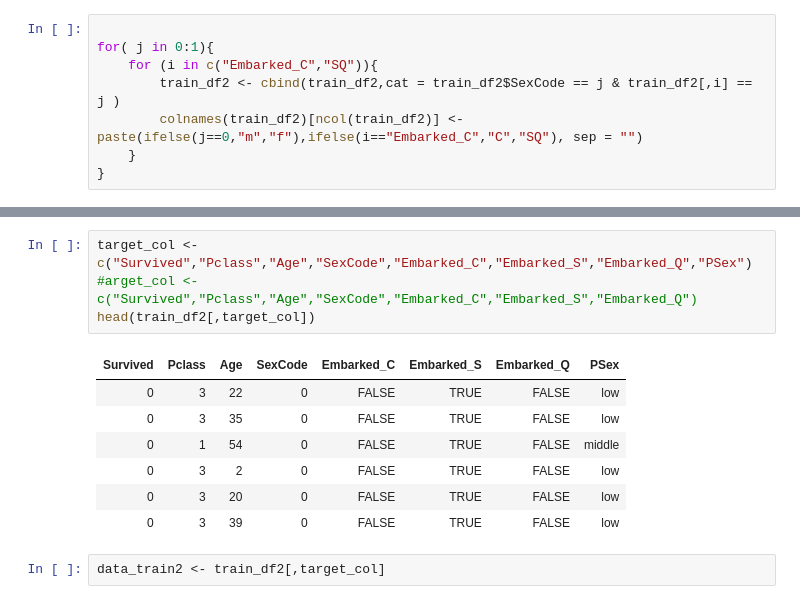
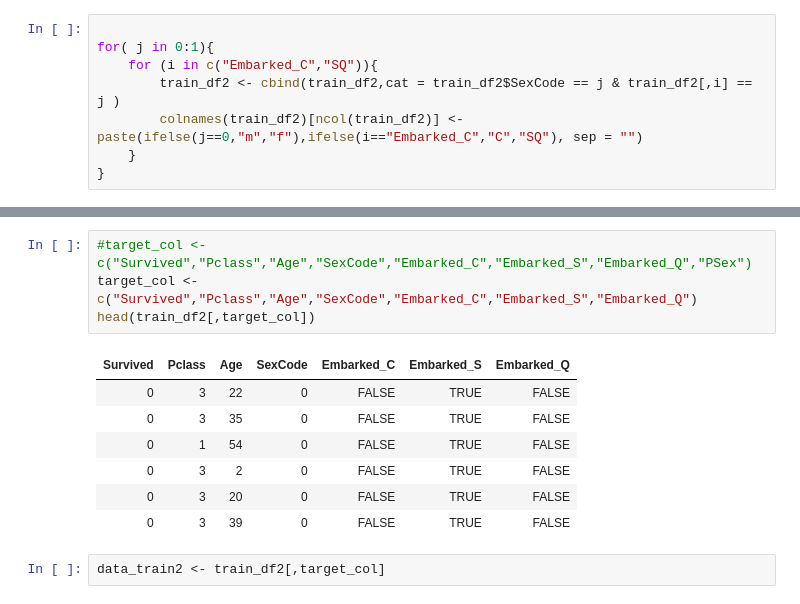
Before and after one commit to bjKim2/R, a Jupyter notebook: 23. 타이타닉 데이터를 활용한 탑승자의 생사여부 예측.ipynb, the cells around one changed output, grey strips where cells are left out. Cells and saved outputs as stored; diff of their text form.

```diff
--- a/23. 타이타닉 데이터를 활용한 탑승자의 생사여부 예측.ipynb
+++ b/23. 타이타닉 데이터를 활용한 탑승자의 생사여부 예측.ipynb
@@ -1604,15 +1600,15 @@ head(train_df2)
 # %%
-target_col <- c("Survived","Pclass","Age","SexCode","Embarked_C","Embarked_S","Embarked_Q","PSex")
-#arget_col <- c("Survived","Pclass","Age","SexCode","Embarked_C","Embarked_S","Embarked_Q")
+#target_col <- c("Survived","Pclass","Age","SexCode","Embarked_C","Embarked_S","Embarked_Q","PSex")
+target_col <- c("Survived","Pclass","Age","SexCode","Embarked_C","Embarked_S","Embarked_Q")
 head(train_df2[,target_col])
 # %% [output]
-| Survived | Pclass | Age | SexCode | Embarked_C | Embarked_S | Embarked_Q | PSex |
-| 0 | 3 | 22 | 0 | FALSE | TRUE | FALSE | low |
-| 0 | 3 | 35 | 0 | FALSE | TRUE | FALSE | low |
-| 0 | 1 | 54 | 0 | FALSE | TRUE | FALSE | middle |
-| 0 | 3 | 2 | 0 | FALSE | TRUE | FALSE | low |
-| 0 | 3 | 20 | 0 | FALSE | TRUE | FALSE | low |
-| 0 | 3 | 39 | 0 | FALSE | TRUE | FALSE | low |
+| Survived | Pclass | Age | SexCode | Embarked_C | Embarked_S | Embarked_Q |
+| 0 | 3 | 22 | 0 | FALSE | TRUE | FALSE |
+| 0 | 3 | 35 | 0 | FALSE | TRUE | FALSE |
+| 0 | 1 | 54 | 0 | FALSE | TRUE | FALSE |
+| 0 | 3 | 2 | 0 | FALSE | TRUE | FALSE |
+| 0 | 3 | 20 | 0 | FALSE | TRUE | FALSE |
+| 0 | 3 | 39 | 0 | FALSE | TRUE | FALSE |
 # %%
 data_train2 <- train_df2[,target_col]
 # %%
```
Also changed, not shown: parts of 39 cells of this notebook, 7 other files.
